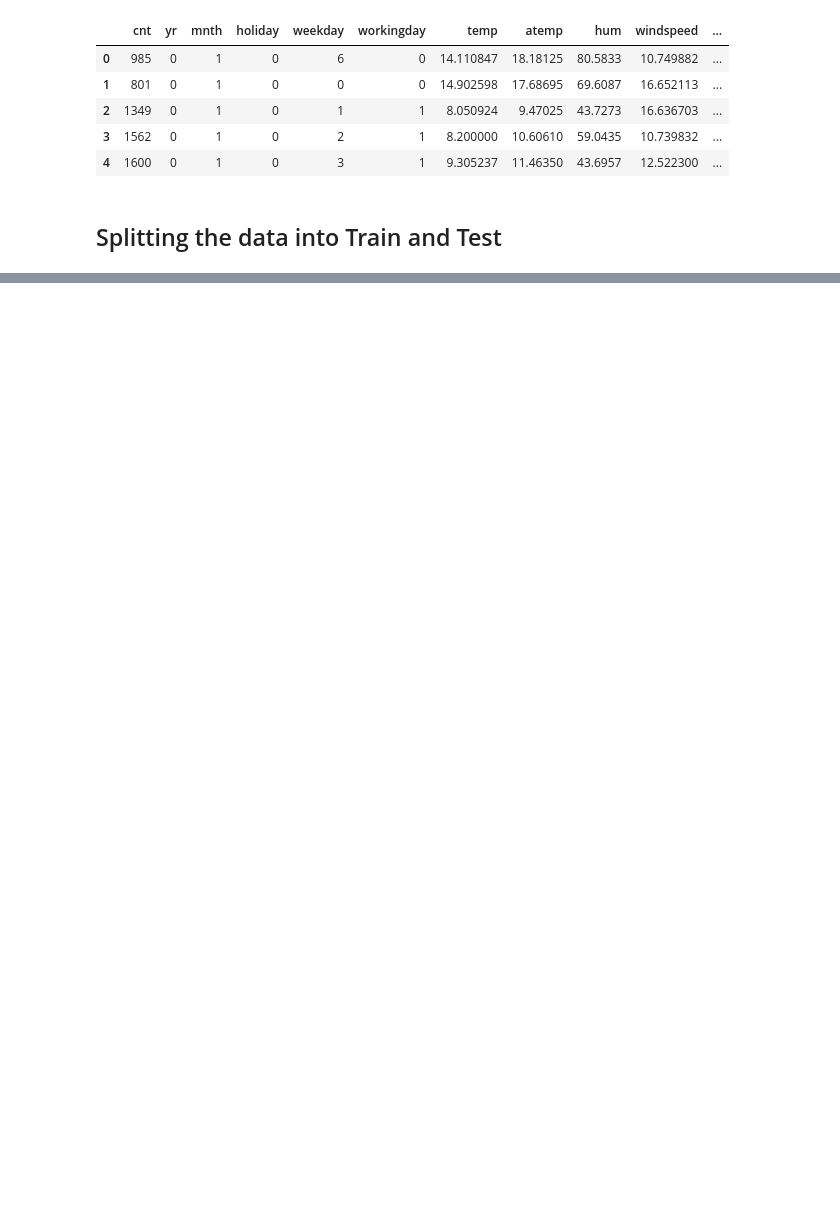
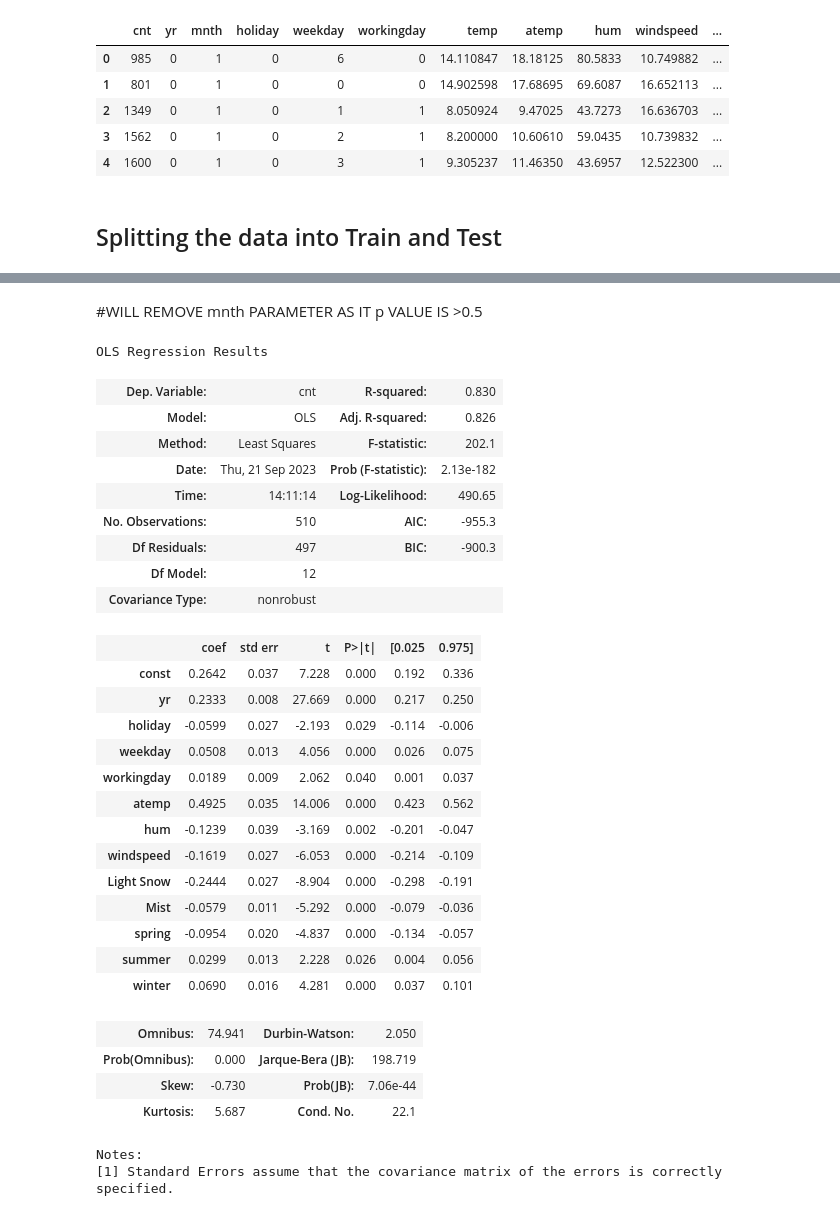
Before and after one commit to rahulrawat913/Bike-Sharing-Assignment, a Jupyter notebook: MLC54-RAHUL RAWAT.ipynb, the cells around one changed output, grey strips where cells are left out. Cells and saved outputs as stored; diff of their text form; code cells hidden in the pictures; blank space fills up the shorter version.

```diff
--- a/MLC54-RAHUL RAWAT.ipynb
+++ b/MLC54-RAHUL RAWAT.ipynb
@@ -199,0 +373,51 @@ plt.show()
+# %% [markdown]
+#WILL REMOVE mnth PARAMETER AS IT p VALUE IS >0.5
+# %%
+X=X_train.drop('mnth',axis=1)
+
+#Recreate the model
+# Lets try with all columns and understand what we need
+
+bike_data_set.columns
+X_train_sm=sm.add_constant(X)
+
+#creating first OLS model
+
+l_model= sm.OLS(y_train,X_train_sm)
+
+#fitting
+lr_model=l_model.fit()
+
+#params
+lr_model.summary()
+# %% [output]
+OLS Regression Results
+| Dep. Variable: | cnt | R-squared: | 0.830 |
+| Model: | OLS | Adj. R-squared: | 0.826 |
+| Method: | Least Squares | F-statistic: | 202.1 |
+| Date: | Thu, 21 Sep 2023 | Prob (F-statistic): | 2.13e-182 |
+| Time: | 14:11:14 | Log-Likelihood: | 490.65 |
+| No. Observations: | 510 | AIC: | -955.3 |
+| Df Residuals: | 497 | BIC: | -900.3 |
+| Df Model: | 12 |  |  |
+| Covariance Type: | nonrobust |  |  |
+|  | coef | std err | t | P>|t| | [0.025 | 0.975] |
+| const | 0.2642 | 0.037 | 7.228 | 0.000 | 0.192 | 0.336 |
+| yr | 0.2333 | 0.008 | 27.669 | 0.000 | 0.217 | 0.250 |
+| holiday | -0.0599 | 0.027 | -2.193 | 0.029 | -0.114 | -0.006 |
+| weekday | 0.0508 | 0.013 | 4.056 | 0.000 | 0.026 | 0.075 |
+| workingday | 0.0189 | 0.009 | 2.062 | 0.040 | 0.001 | 0.037 |
+| atemp | 0.4925 | 0.035 | 14.006 | 0.000 | 0.423 | 0.562 |
+| hum | -0.1239 | 0.039 | -3.169 | 0.002 | -0.201 | -0.047 |
+| windspeed | -0.1619 | 0.027 | -6.053 | 0.000 | -0.214 | -0.109 |
+| Light Snow | -0.2444 | 0.027 | -8.904 | 0.000 | -0.298 | -0.191 |
+| Mist | -0.0579 | 0.011 | -5.292 | 0.000 | -0.079 | -0.036 |
+| spring | -0.0954 | 0.020 | -4.837 | 0.000 | -0.134 | -0.057 |
+| summer | 0.0299 | 0.013 | 2.228 | 0.026 | 0.004 | 0.056 |
+| winter | 0.0690 | 0.016 | 4.281 | 0.000 | 0.037 | 0.101 |
+| Omnibus: | 74.941 | Durbin-Watson: | 2.050 |
+| Prob(Omnibus): | 0.000 | Jarque-Bera (JB): | 198.719 |
+| Skew: | -0.730 | Prob(JB): | 7.06e-44 |
+| Kurtosis: | 5.687 | Cond. No. | 22.1 |
+Notes:
+[1] Standard Errors assume that the covariance matrix of the errors is correctly specified.
```
Also changed, not shown: parts of 42 cells of this notebook.
